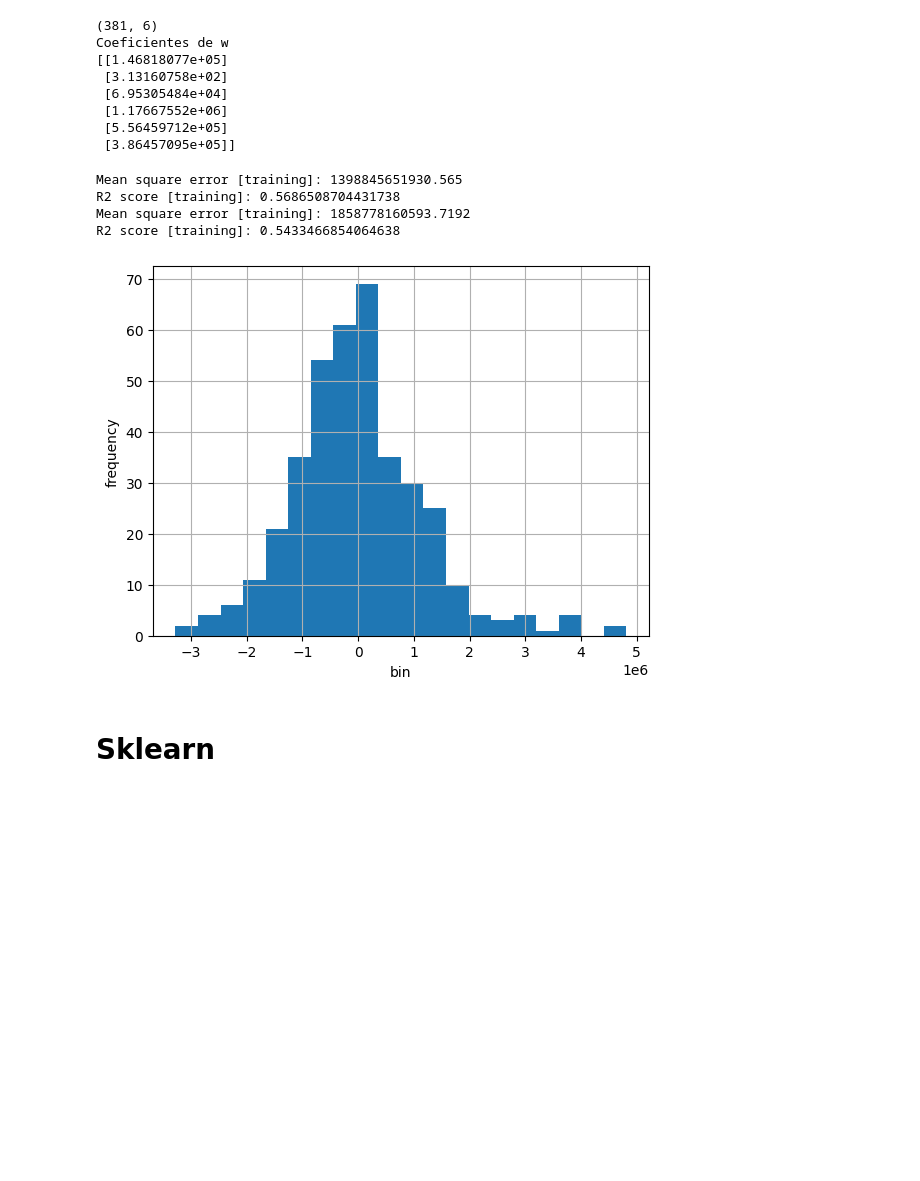
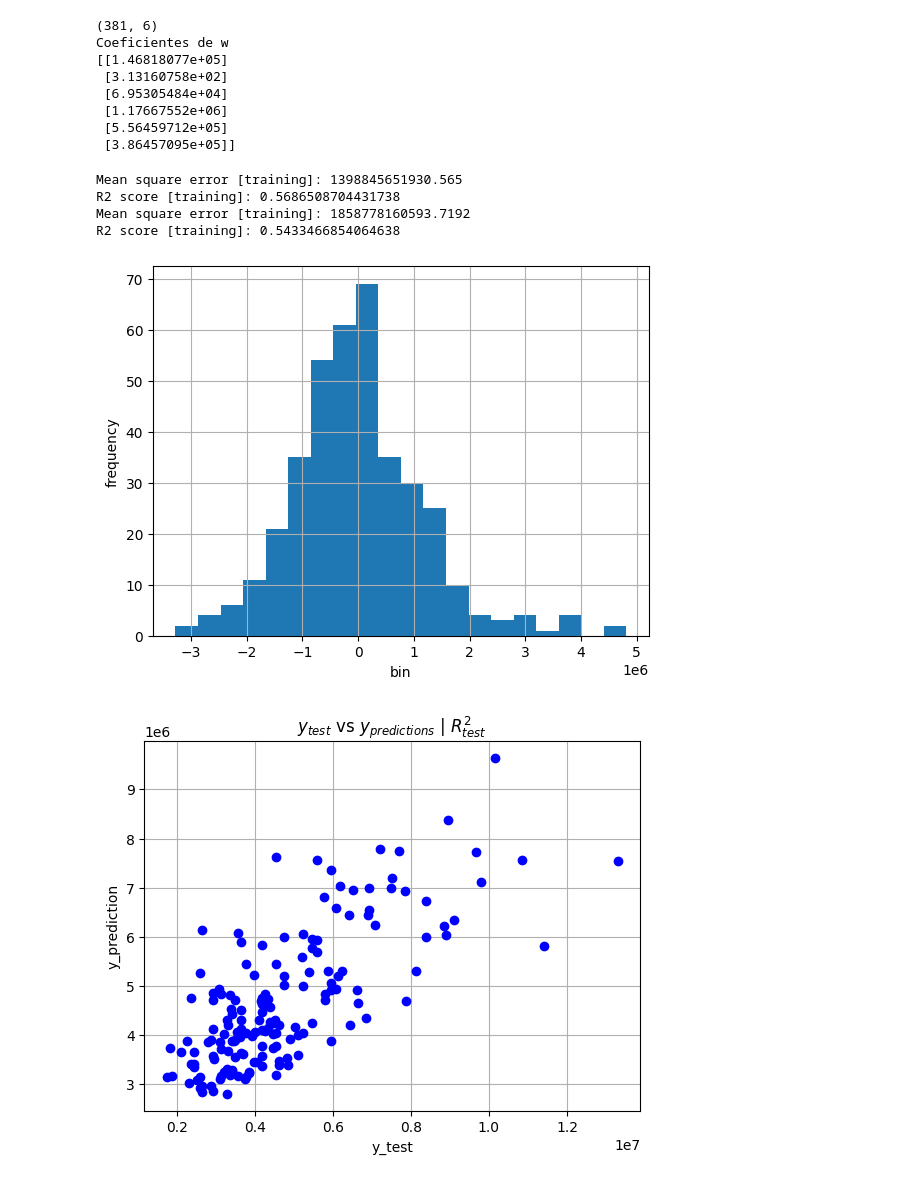
Before and after one commit to G00Z-G00Z/modelo_casas, a Jupyter notebook: profe-ejemplo.ipynb, the cells around one changed output. Drawn from its saved outputs; the diff is of its cells as text; code cells hidden in the pictures; blank space fills up the shorter version.

```diff
--- a/profe-ejemplo.ipynb
+++ b/profe-ejemplo.ipynb
@@ -87,29 +87,36 @@ Coeficientes de w
 # %%
 predictions_normal = np.matmul(X_train, w.reshape(-1,1))
 print(f"Mean square error [training]: {mean_squared_error(y_train, predictions_normal)}")
 print(f"R2 score [training]: {r2_score(y_train, predictions_normal)}")
 
 # Este plot plotea el error residual, y si es normal, significa que es adecuado
 residual_train = y_train - predictions_normal
 plt.figure(1)
 # El ancho de las columnas del histograma es dado por Sturge's Rule
 plt.hist(residual_train, bins=int(1 + 3.222  * np.log(len(residual_train))))
 plt.xlabel("bin")
 plt.ylabel("frequency")
 plt.grid(True)
 
 
 x0 = np.ones((x_test.shape[0], 1))
 X_test = np.hstack((x0, x_test))
 
 predictions_normal_test = np.matmul(X_test, w.reshape(-1,1))
 print(f"Mean square error [training]: {mean_squared_error(y_test, predictions_normal_test)}")
 print(f"R2 score [training]: {r2_score(y_test, predictions_normal_test)}")
+
+
+plt.figure(2)
+plt.plot(y_test, predictions_normal_test, "ob")
+plt.ylabel("y_prediction")
+plt.xlabel("y_test")
+plt.title(r"$y_{test}$ vs $y_{predictions}$ | $R^2_{test}$ " )
+plt.grid(True)
 # %% [output]
 Mean square error [training]: 1398845651930.565
 R2 score [training]: 0.5686508704431738
 Mean square error [training]: 1858778160593.7192
 R2 score [training]: 0.5433466854064638
 [figure]
+[figure, added]
-# %% [markdown]
-# Sklearn
```
Also changed, not shown: parts of 3 cells of this notebook.
